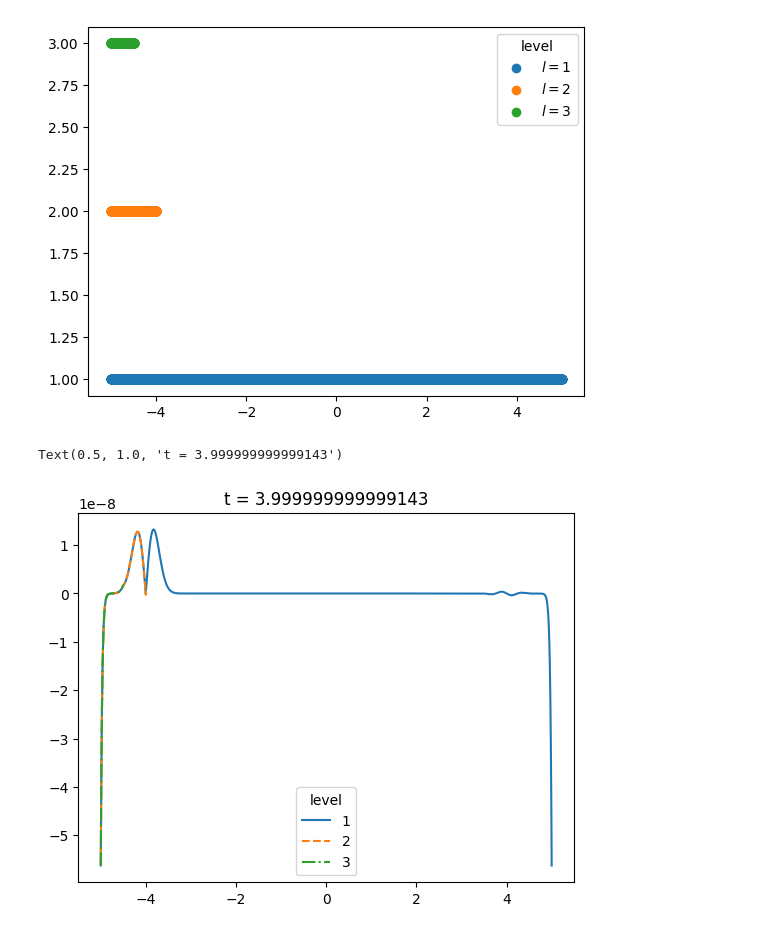
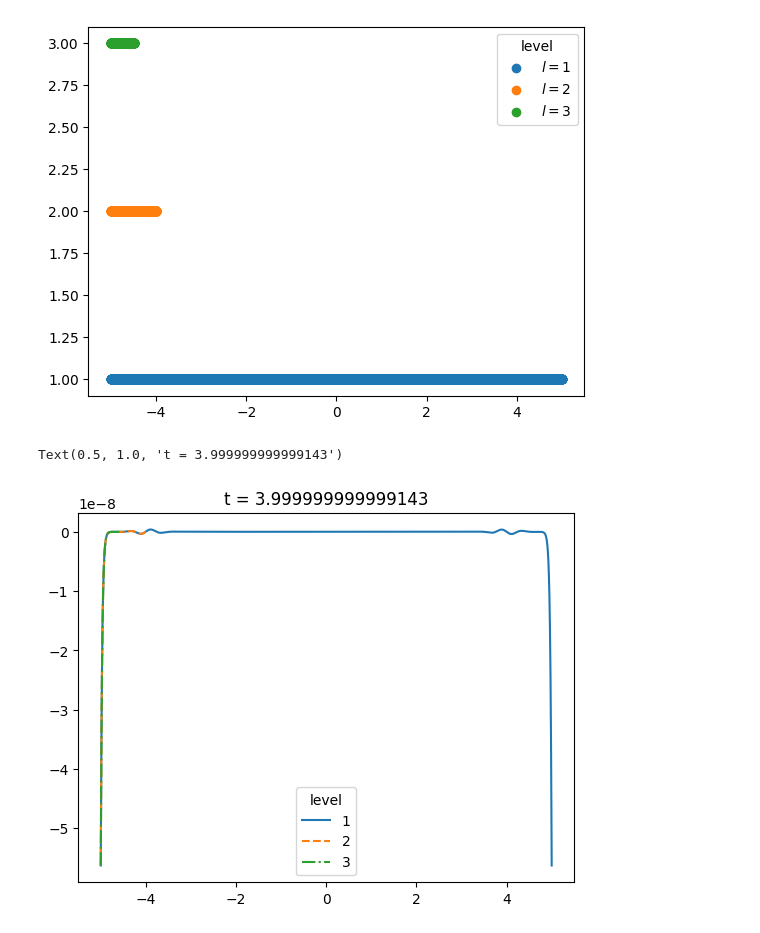
Before and after one commit to AuroraDysis/FixedMeshRefinement.jl, a Jupyter notebook: examples/wave/plot.ipynb, the cells around one changed output. Drawn from its saved outputs; the diff is of its cells as text; code cells hidden in the pictures.

```diff
--- a/examples/wave/plot.ipynb
+++ b/examples/wave/plot.ipynb
@@ -64,24 +64,24 @@ def gaussian(x, t, amp=1.0, sig=0.25, x0=0.0):
 # %%
 t = file['level01']['t'][:, 0]
 t_target = 4
 tidx = np.argmin(np.abs(t - t_target))
 
 fig, ax = plt.subplots()
 
 linestyles = ["-", "--", "-.", ":"]
 
 for l in range(1, max_level + 1):
     level = file[f"level{lpad(l, 2)}"]
     x = level["x"][()]
-    state = level["state"][tidx, 0, :]
+    state = level["state"][tidx, :, 0]
     state_true = gaussian(x, t_target)
     ax.plot(x, state - state_true, label=f"${l}$", linestyle=linestyles[l-1])
 
 ax.legend(title="level")
 ax.set_title(f"t = {t[tidx]}")
 # %% [output]
 Text(0.5, 1.0, 't = 3.999999999999143')
-[figure, old version]
+[figure, new version]
 # %%
 merged_state = file['merged_state']
 
```
Also changed, not shown: parts of 2 cells of this notebook, 10 other files.
